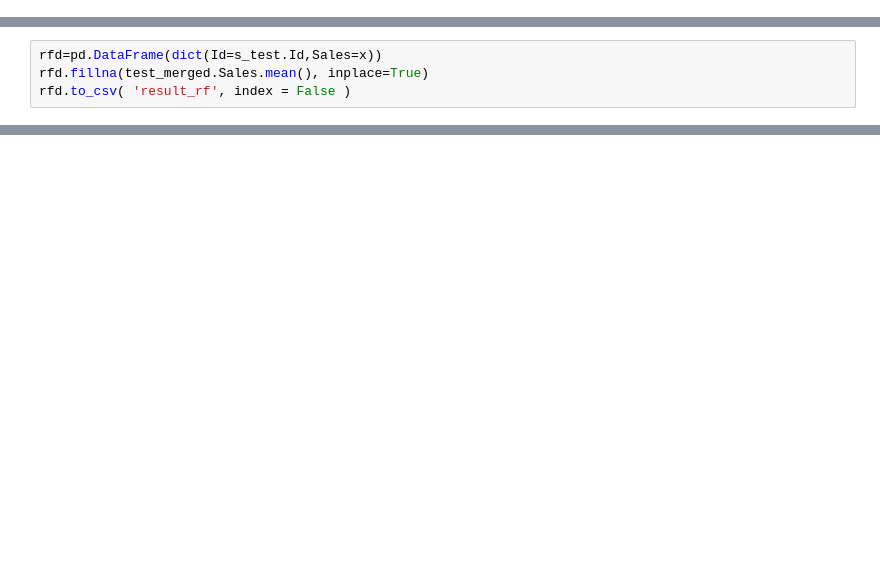
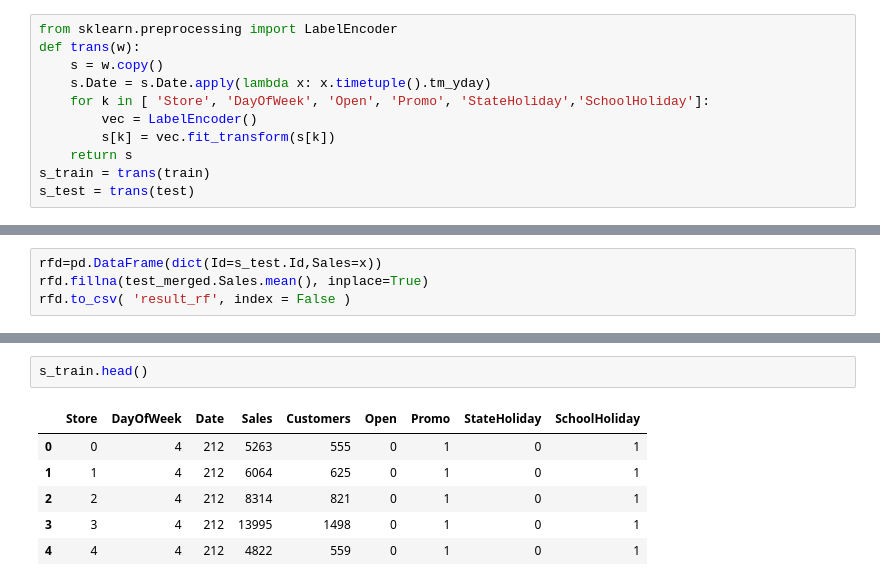
Before and after one commit to gaborbernat/kaggle-rossman, a Jupyter notebook: explore.ipynb, the cells around one changed output, grey strips where cells are left out. Drawn from its saved outputs; the diff is of its cells as text; blank space fills up the shorter version.

```diff
--- a/explore.ipynb
+++ b/explore.ipynb
@@ -149,3 +126,14 @@ AttributeError: 'numpy.int64' object has no attribute 'timetuple'
+# %%
+from sklearn.preprocessing import LabelEncoder
+def trans(w):
+    s = w.copy()
+    s.Date = s.Date.apply(lambda x: x.timetuple().tm_yday)
+    for k in [ 'Store', 'DayOfWeek', 'Open', 'Promo', 'StateHoliday','SchoolHoliday']:
+        vec = LabelEncoder()
+        s[k] = vec.fit_transform(s[k])
+    return s
+s_train = trans(train)
+s_test = trans(test)
 # %%
 from sklearn.ensemble import RandomForestRegressor
 cols = ['Store', 'DayOfWeek', 'Open', 'Promo', 'StateHoliday','SchoolHoliday']
@@ -162,0 +151,9 @@ rfd.to_csv( 'result_rf', index = False )
+# %%
+s_train.head()
+# %% [output]
+|  | Store | DayOfWeek | Date | Sales | Customers | Open | Promo | StateHoliday | SchoolHoliday |
+| 0 | 0 | 4 | 212 | 5263 | 555 | 0 | 1 | 0 | 1 |
+| 1 | 1 | 4 | 212 | 6064 | 625 | 0 | 1 | 0 | 1 |
+| 2 | 2 | 4 | 212 | 8314 | 821 | 0 | 1 | 0 | 1 |
+| 3 | 3 | 4 | 212 | 13995 | 1498 | 0 | 1 | 0 | 1 |
+| 4 | 4 | 4 | 212 | 4822 | 559 | 0 | 1 | 0 | 1 |
```
Also changed, not shown: parts of 4 cells of this notebook.
